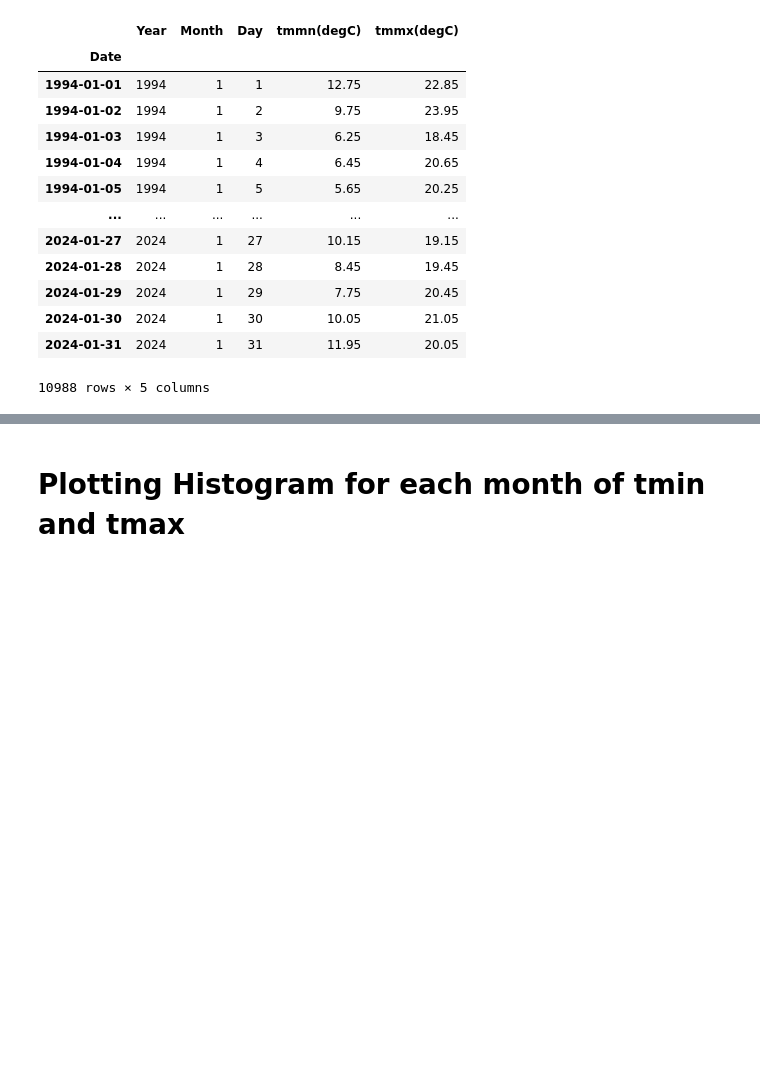
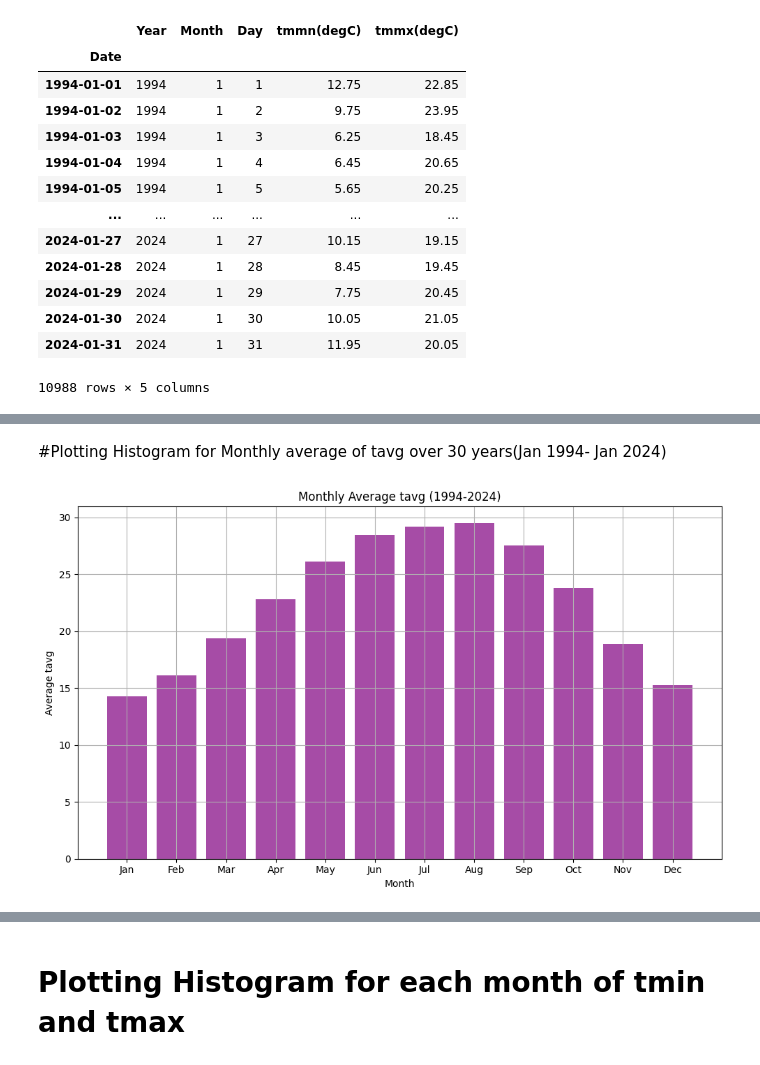
Before and after one commit to dhrutijoshi11/HypothesisTesting, a Jupyter notebook: Avg_mon_temp_in_CC.ipynb, the cells around one changed output, grey strips where cells are left out. Saved outputs shown, nothing was run; the diff lists cells and outputs as text; code cells hidden in the pictures; blank space fills up the shorter version.

```diff
--- a/Avg_mon_temp_in_CC.ipynb
+++ b/Avg_mon_temp_in_CC.ipynb
@@ -54 +76,21 @@ temp_df
+# %% [markdown]
+#Plotting Histogram for Monthly average of tavg over 30 years(Jan 1994- Jan 2024)
+# %%
+# Calculate monthly mean for 'tavg'
+monthly_mean_tavg = temp_df.groupby('Month')['tavg'].mean()
+
+# Plot histogram for 'tavg'
+plt.figure(figsize=(10, 6))
+
+plt.bar(monthly_mean_tavg.index, monthly_mean_tavg, color='purple', alpha=0.7)
+plt.title('Monthly Average tavg (1994-2024)')
+plt.xlabel('Month')
+plt.ylabel('Average tavg(degC)')
+plt.xticks(range(1, 13), [calendar.month_abbr[i] for i in range(1, 13)])  # Display month names on x-axis
+plt.grid(True)
+
+plt.tight_layout()
+plt.show()
+# %% [output]
+[figure, added]
 # %% [markdown]
```
Also changed, not shown: parts of 19 cells of this notebook.
